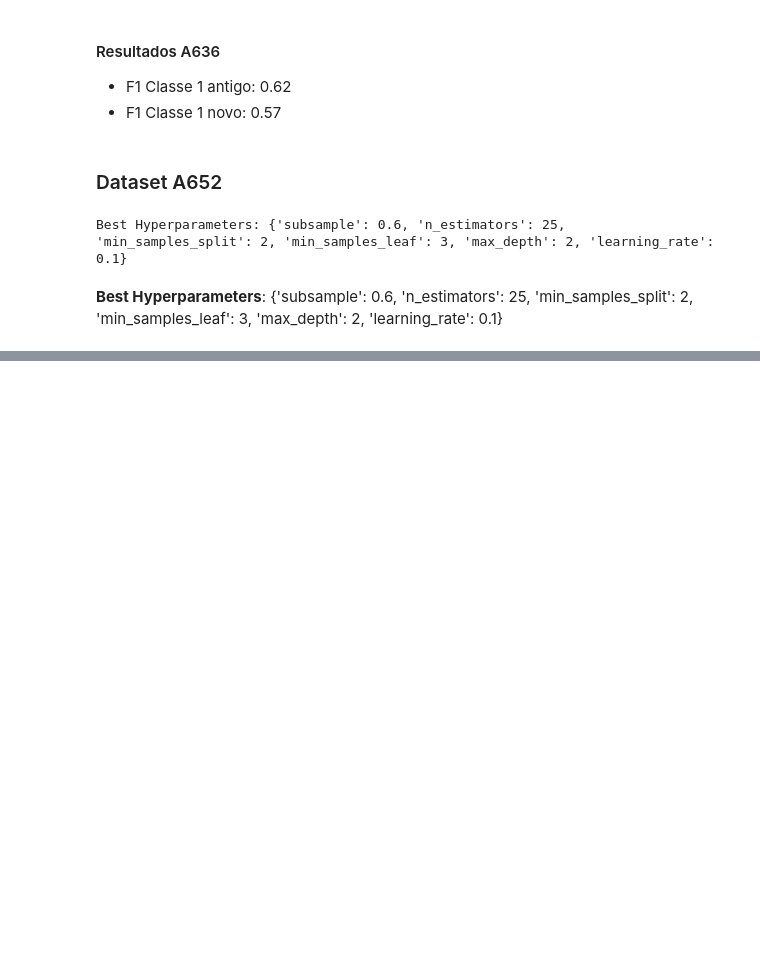
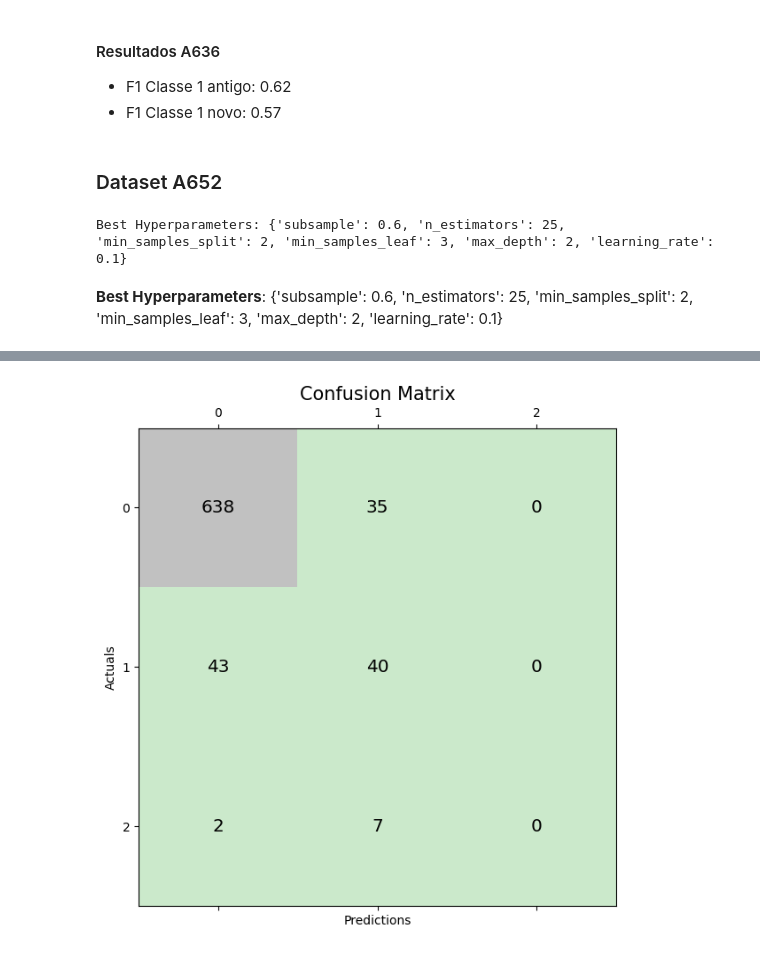
Before and after one commit to Michelcyc/MachineLearningTask_MastersDegree_CEFET, a Jupyter notebook: AM_T2_MICHEL_SIQUEIRA_REIS.ipynb, the cells around one changed output, grey strips where cells are left out. Cells and saved outputs as stored; diff of their text form; code cells hidden in the pictures; blank space fills up the shorter version.

```diff
--- a/AM_T2_MICHEL_SIQUEIRA_REIS.ipynb
+++ b/AM_T2_MICHEL_SIQUEIRA_REIS.ipynb
@@ -745,0 +855,29 @@ weighted avg       0.92      0.92      0.92     10129
+# %%
+def evaluate_model(y_test, y_pred, header):
+    # make predictions for test data
+    conf_matrix = confusion_matrix(y_true=y_test, y_pred=y_pred)
+
+    fig, ax = plt.subplots(figsize=(7, 7))
+    ax.matshow(conf_matrix, cmap=plt.cm.Accent, alpha=0.4)
+    for i in range(conf_matrix.shape[0]):
+        for j in range(conf_matrix.shape[1]):
+            ax.text(x=j, y=i,s=conf_matrix[i, j], va='center', ha='center', size='x-large')
+
+    plt.xlabel('Predictions', fontsize=10)
+    plt.ylabel('Actuals', fontsize=10)
+    plt.title('Confusion Matrix', fontsize=15)
+    plt.show()
+
+    precision =  round(precision_score(y_test, y_pred, average='macro', zero_division=1), 4)
+    recall = round(recall_score(y_test, y_pred, average='macro', zero_division=1), 4)
+    F1 =  round(f1_score(y_test, y_pred, average='macro', zero_division=1), 4)
+    metrics = [precision, recall, F1]
+
+    results = pd.DataFrame(metrics)
+    results.index = ['Precision', 'Recall', 'F1_score']
+    results.columns = [header]
+    results
+
+evaluate_model(y_test, y_pred, 'With Early Stopping')
+# %% [output]
+[figure, added]
```
Also changed, not shown: parts of 18 cells of this notebook.
